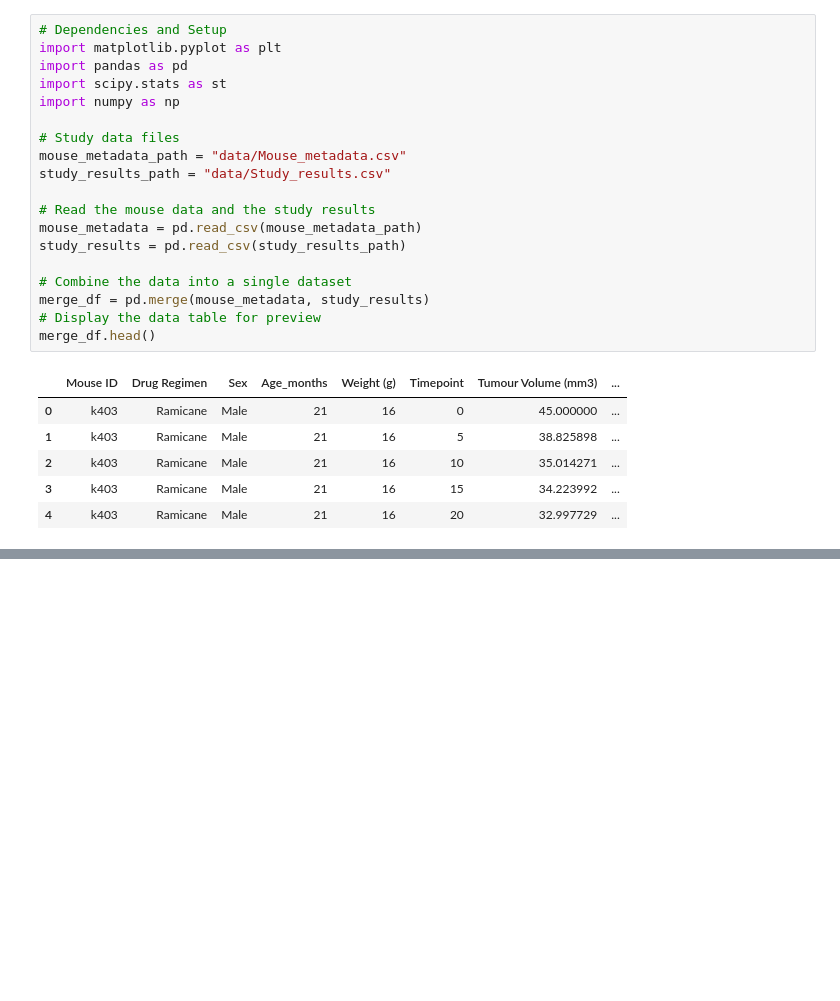
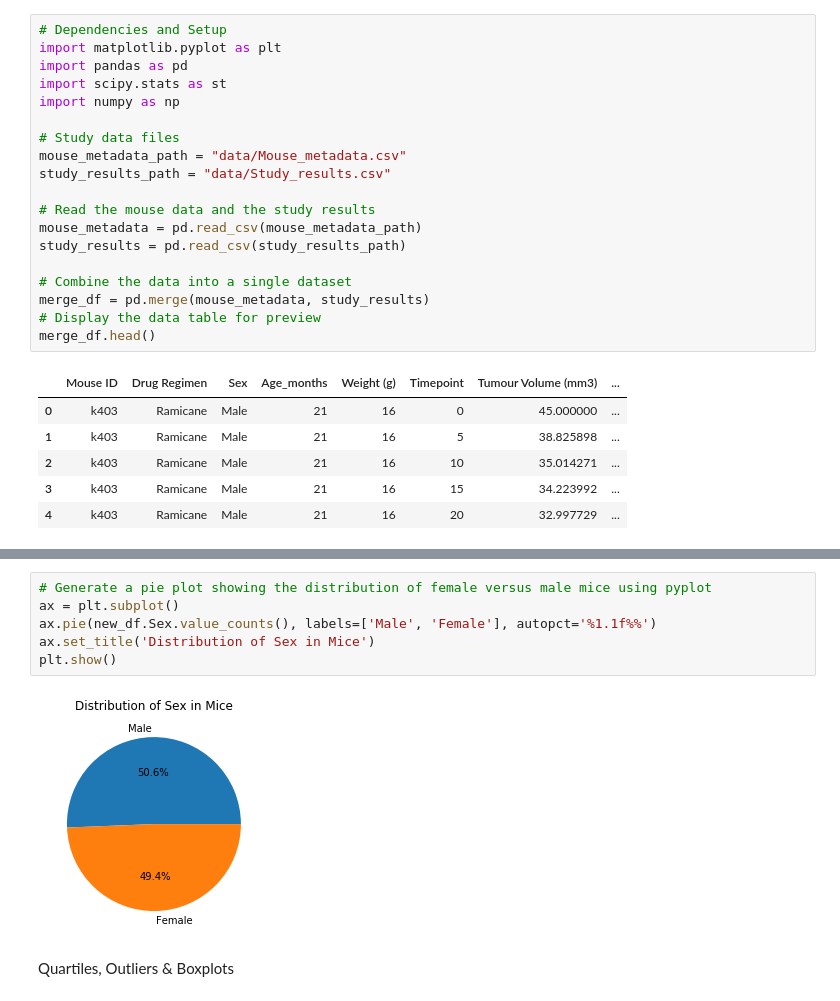
Before and after one commit to ricarojas/pymaceuticals, a Jupyter notebook: pymaceuticals_starter.ipynb, the cells around one changed output, grey strips where cells are left out. Cells and saved outputs as stored; diff of their text form; blank space fills up the shorter version.

```diff
--- a/pymaceuticals_starter.ipynb
+++ b/pymaceuticals_starter.ipynb
@@ -26,0 +246,10 @@ merge_df.head()
+# %%
+# Generate a pie plot showing the distribution of female versus male mice using pyplot
+ax = plt.subplot()
+ax.pie(new_df.Sex.value_counts(), labels=['Male', 'Female'], autopct='%1.1f%%')
+ax.set_title('Distribution of Sex in Mice')
+plt.show()
+# %% [output]
+[figure, added]
+# %% [markdown]
+Quartiles, Outliers & Boxplots
```
Also changed, not shown: parts of 25 cells of this notebook.
